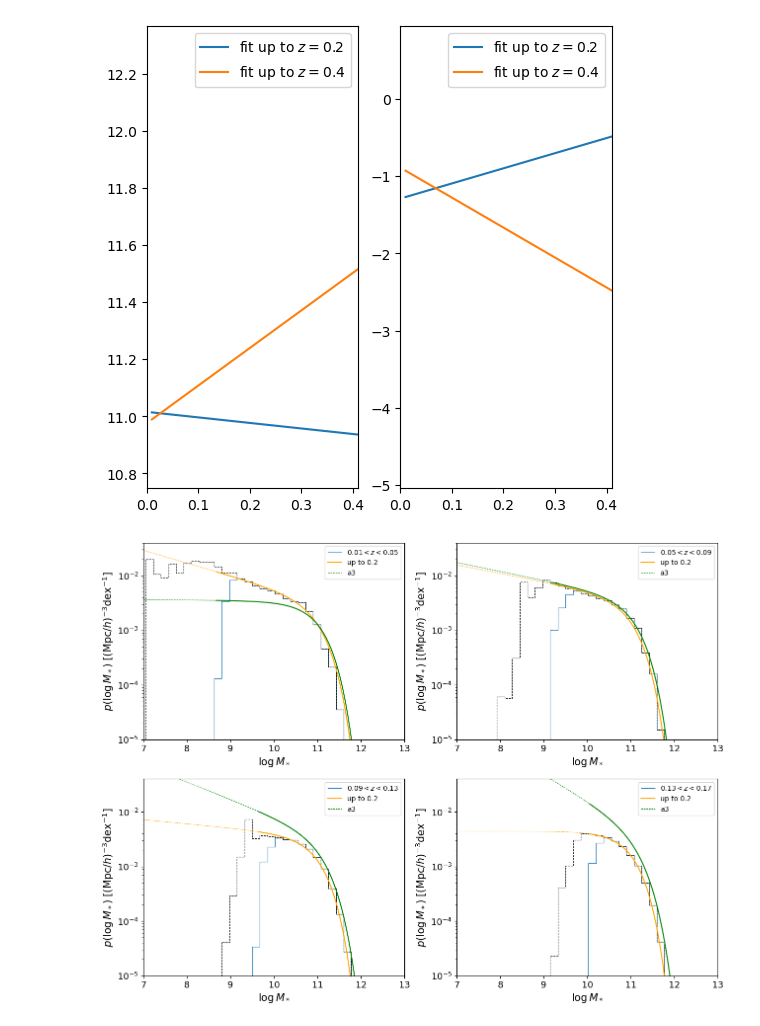
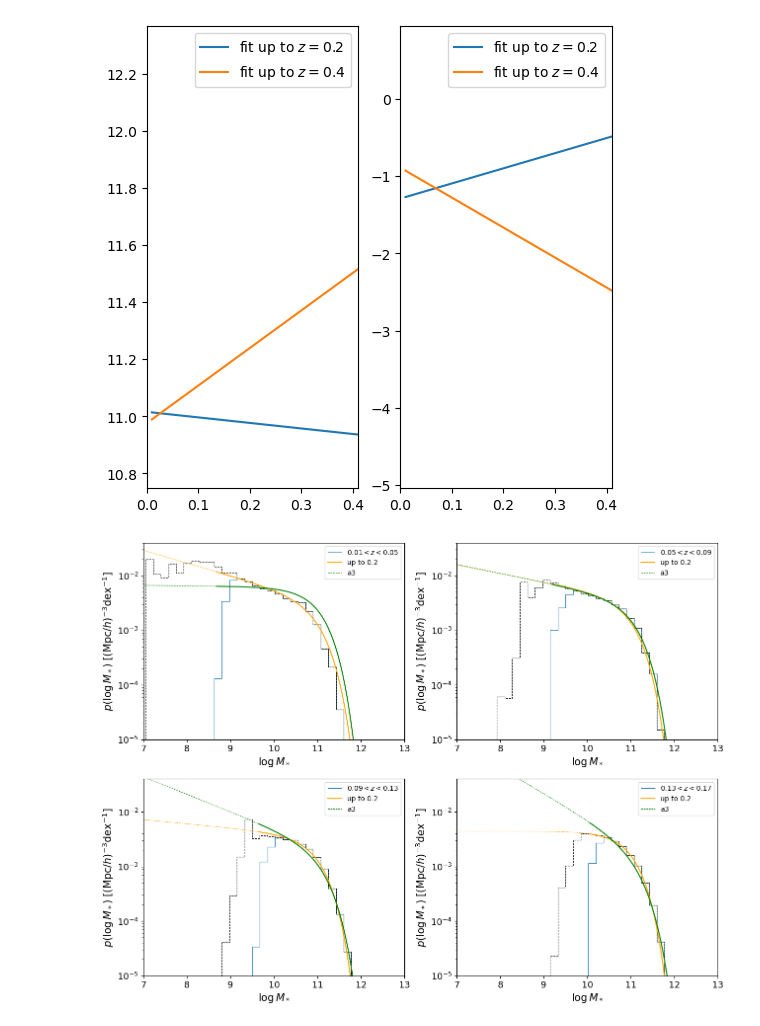
Before and after one commit to fedehope/zSMF, a Jupyter notebook: nb/emcee_check.ipynb, the cells around one changed output. Drawn from its saved outputs; the diff is of its cells as text; code cells hidden in the pictures.

```diff
--- a/nb/emcee_check.ipynb
+++ b/nb/emcee_check.ipynb
@@ -88,33 +88,34 @@ plot_params2 = {'color':'green', 'linestyle':'-'}
 # plot_params3 = {'color':'red', 'linestyle':'-'}
 
 for i, zmin, zmax, z0 in zip(range(9), zmins, zmaxs, zmins + (zmaxs - zmins)/2.):
     plt.subplot(5,2,i+1)
     h, b, _h, _b = vmax_hist.histogram_norm(zmin, zmax)
     z_smf = ZSchechterModel(bgs, zmin, zmax, z0)
 
     n = z_smf.normalisation(best_params)
+    n_a3deeper = z_smf.normalisation(best_params_a3deeper)
 
 
     x_lin = np.linspace(z_smf.mlim.min(), 14, 100)
 
     plotter04.plot_vmax_hist(h, b, _h, _b, **{'label':f'${zmin:.2f}< z <{zmax:.2f}$'})
     Plotter.plot_zschechter(x_lin, z0, n, best_params, **plot_params)
     Plotter.plot_zschechter(x_lin_ext, z0, n, best_params, **plot_params_ext)
-    Plotter.plot_zschechter(x_lin, z0, n, best_params_a3deeper, **plot_params2)
-    Plotter.plot_zschechter(x_lin_ext, z0, n, best_params_a3deeper, **plot_params_ext2)
+    Plotter.plot_zschechter(x_lin, z0, n_a3deeper, best_params_a3deeper, **plot_params2)
+    Plotter.plot_zschechter(x_lin_ext, z0, n_a3deeper, best_params_a3deeper, **plot_params_ext2)
 
 
     # inds = np.random.randint(len(emcee_run.flat_samples), size=100)
     # for ind in inds:
     #     z_smf_err = ZSchechterModel(bgs, zmin, zmax, z0)
 
     #     n_err = z_smf_err.normalisation(emcee_run.flat_samples[ind])
     #     Plotter.plot_zschechter(x_lin_ext, z0, n_err, emcee_run.flat_samples[ind], **{'alpha':0.2})
 
 
     plt.xticks(fontsize=13)
     plt.yticks(fontsize=13)
     plt.legend(loc='best')
 plt.show()
 # %% [output]
-[figure, old version]
+[figure, new version]
```
